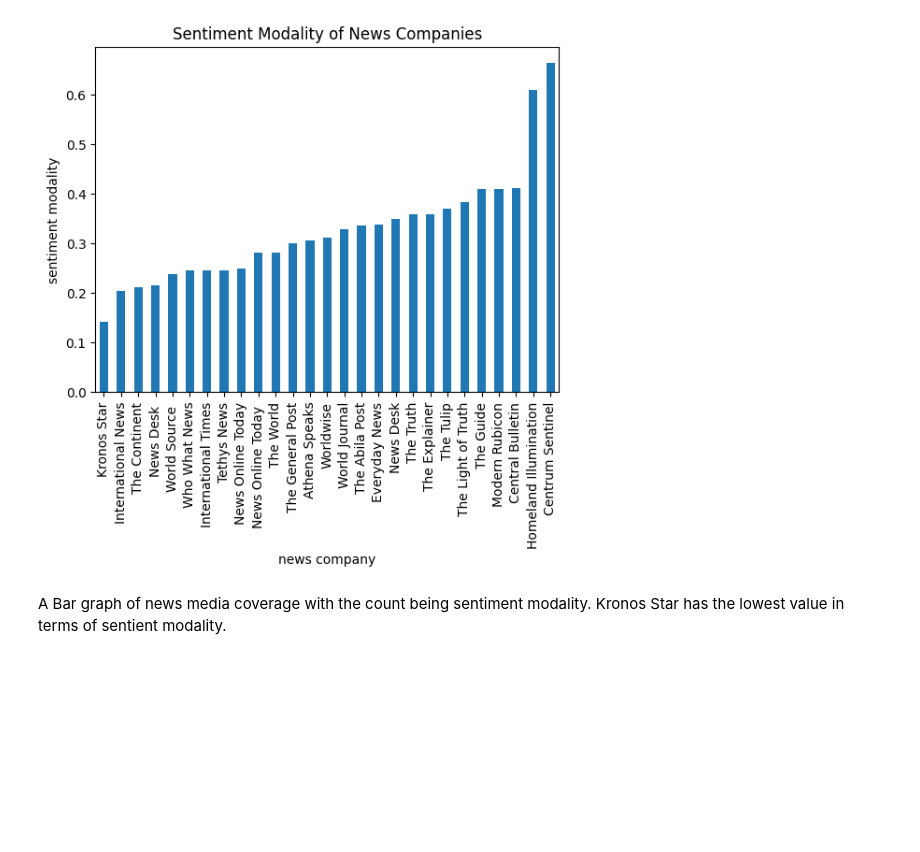
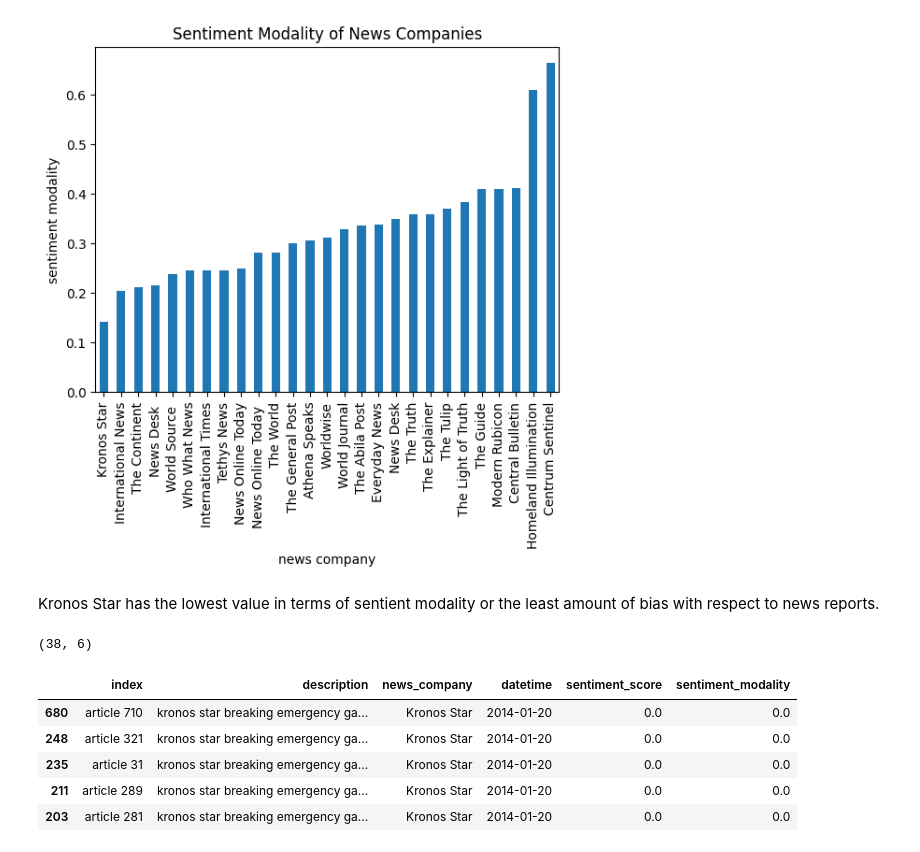
Before and after one commit to hypothetical-lemon/COMP4449-capstone, a Jupyter notebook: final/KronosKidnapping/heather_lemon_final_kidnappingreport.ipynb, the cells around one changed output. Drawn from its saved outputs; the diff is of its cells as text; code cells hidden in the pictures; blank space fills up the shorter version.

```diff
--- a/final/KronosKidnapping/heather_lemon_final_kidnappingreport.ipynb
+++ b/final/KronosKidnapping/heather_lemon_final_kidnappingreport.ipynb
@@ -989,6 +986,17 @@ event_day.head()
 event_day.groupby(['news_company'])['sentiment_modality'].mean().sort_values().plot(kind='bar', xlabel='news company', ylabel='sentiment modality', title='Sentiment Modality of News Companies');
 # %% [output]
 [figure]
-# %% [markdown]
-A Bar graph of news media coverage with the count being sentiment modality.
-Kronos Star has the lowest value in terms of sentient modality.
+# %% [markdown]
+Kronos Star has the lowest value in terms of sentient modality or the least amount of bias with respect to news reports.
+# %%
+kronos_star_reports = event_day[event_day['news_company'] == 'Kronos Star']
+print(kronos_star_reports.shape)
+kronos_star_reports.head()
+# %% [output]
+(38, 6)
+|  | index | description | news_company | datetime | sentiment_score | sentiment_modality |
+| 680 | article 710 | kronos star breaking emergency ga... | Kronos Star | 2014-01-20 | 0.0 | 0.0 |
+| 248 | article 321 | kronos star breaking emergency ga... | Kronos Star | 2014-01-20 | 0.0 | 0.0 |
+| 235 | article 31 | kronos star breaking emergency ga... | Kronos Star | 2014-01-20 | 0.0 | 0.0 |
+| 211 | article 289 | kronos star breaking emergency ga... | Kronos Star | 2014-01-20 | 0.0 | 0.0 |
+| 203 | article 281 | kronos star breaking emergency ga... | Kronos Star | 2014-01-20 | 0.0 | 0.0 |
```
Also changed, not shown: parts of 6 cells of this notebook, 3 other files.
